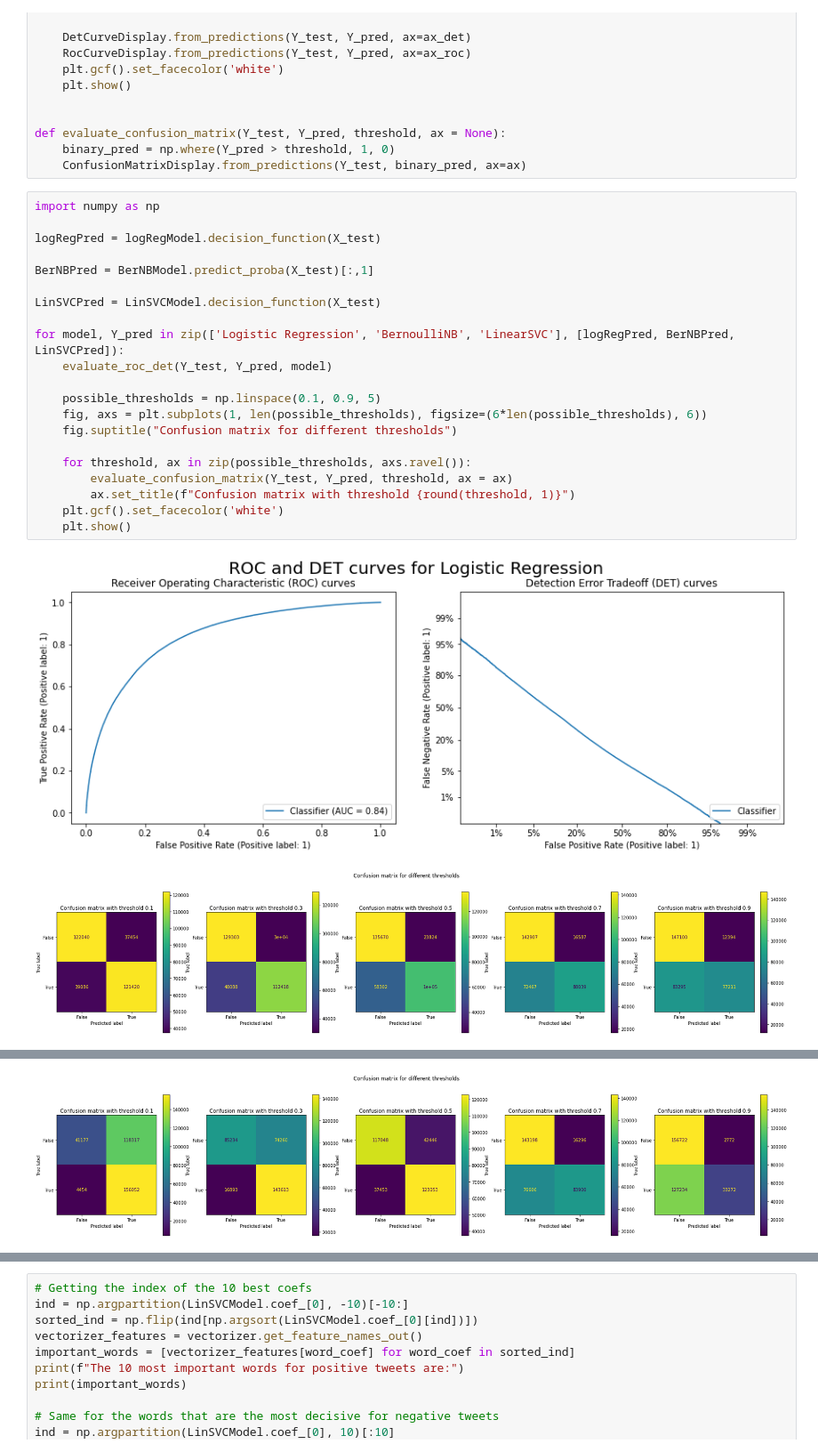
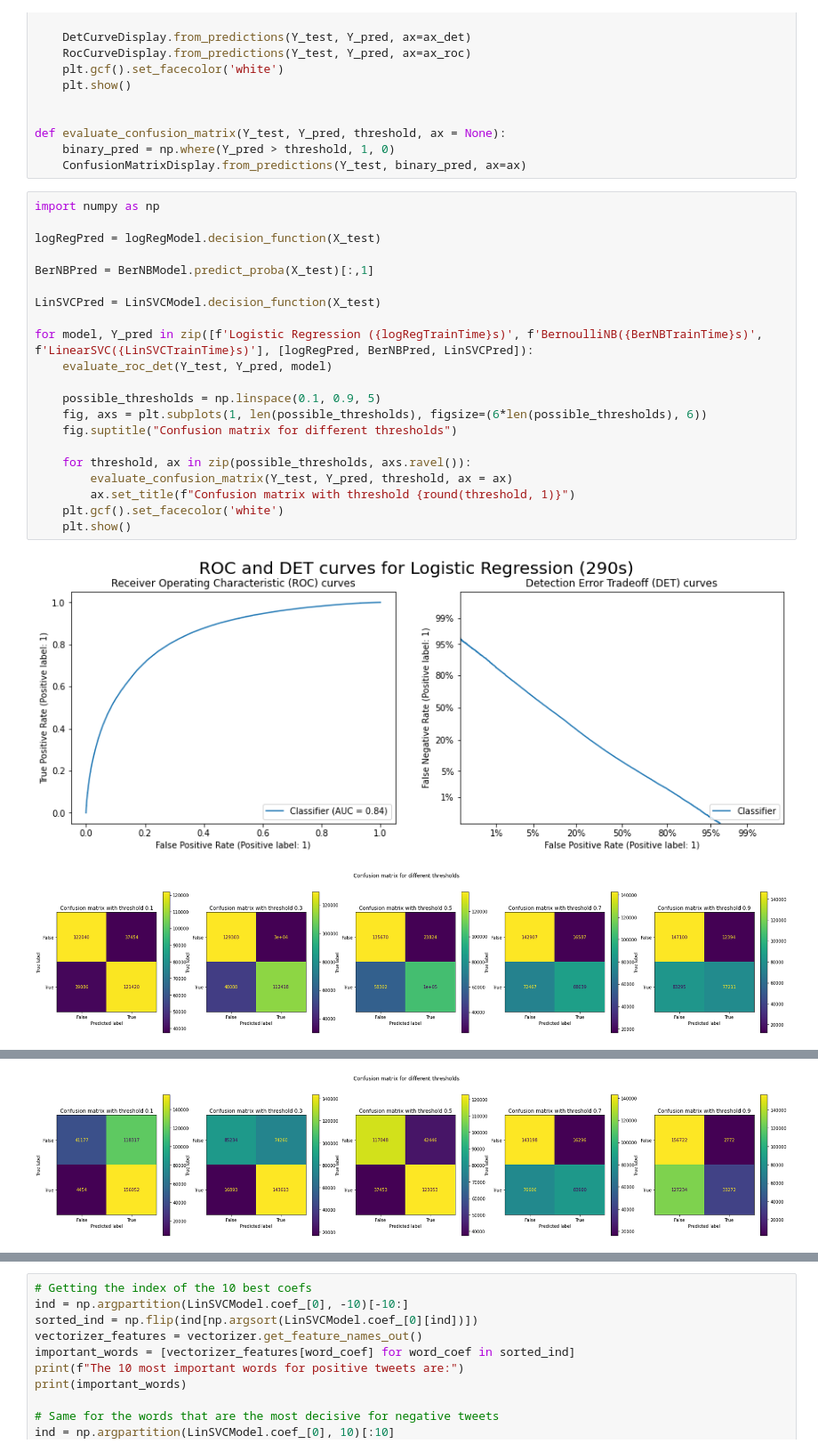
Before and after one commit to Hkllopp/D-tectez-les-Bad-Buzz-gr-ce-au-Deep-Learning, a Jupyter notebook: modeleSimple.ipynb, the cells around one changed output, grey strips where cells are left out. Shown at 89% size. Cells and saved outputs as stored; diff of their text form.

Commit message:
Added fine tuning to simple model

```diff
--- a/modeleSimple.ipynb
+++ b/modeleSimple.ipynb
@@ -218,24 +216,24 @@ def evaluate_confusion_matrix(Y_test, Y_pred, threshold, ax = None):
 # %%
 import numpy as np
 
 logRegPred = logRegModel.decision_function(X_test)
 
 BerNBPred = BerNBModel.predict_proba(X_test)[:,1]
 
 LinSVCPred = LinSVCModel.decision_function(X_test)
 
-for model, Y_pred in zip(['Logistic Regression', 'BernoulliNB', 'LinearSVC'], [logRegPred, BerNBPred, LinSVCPred]):
+for model, Y_pred in zip([f'Logistic Regression ({logRegTrainTime}s)', f'BernoulliNB({BerNBTrainTime}s)', f'LinearSVC({LinSVCTrainTime}s)'], [logRegPred, BerNBPred, LinSVCPred]):
     evaluate_roc_det(Y_test, Y_pred, model)
 
     possible_thresholds = np.linspace(0.1, 0.9, 5)
     fig, axs = plt.subplots(1, len(possible_thresholds), figsize=(6*len(possible_thresholds), 6))
     fig.suptitle("Confusion matrix for different thresholds")
 
     for threshold, ax in zip(possible_thresholds, axs.ravel()):
         evaluate_confusion_matrix(Y_test, Y_pred, threshold, ax = ax)
         ax.set_title(f"Confusion matrix with threshold {round(threshold, 1)}")
     plt.gcf().set_facecolor('white')
     plt.show()
 # %% [output]
-[figure, old version]
+[figure, new version]
 [figure]
```
Also changed, not shown: parts of 8 cells of this notebook.
